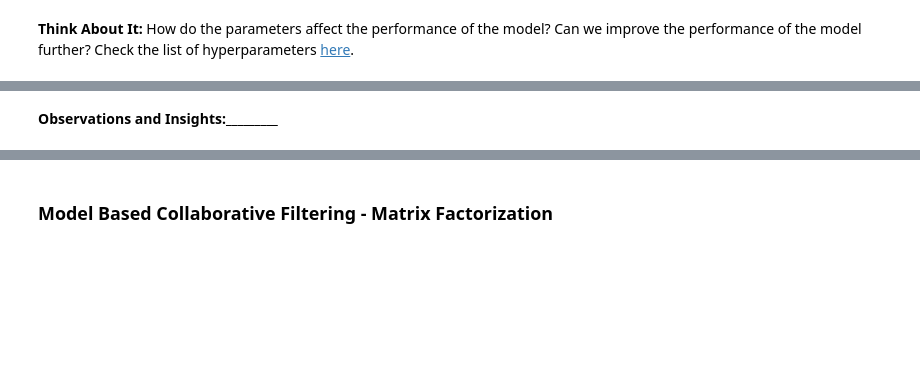
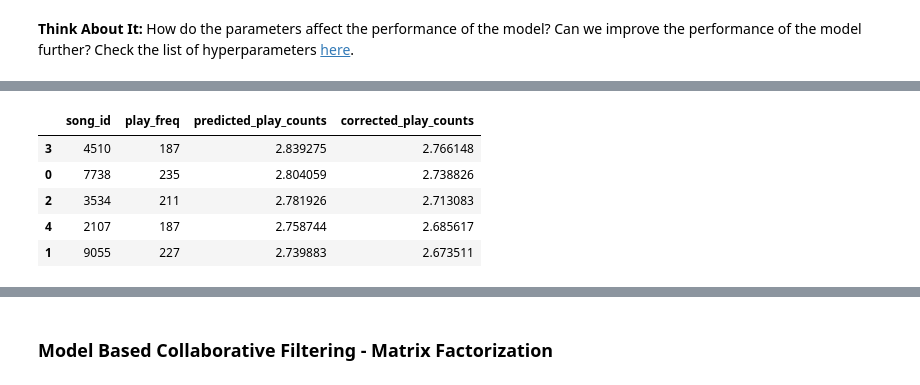
Before and after one commit to eyvonec/MIT_Professional_Education_Project, a Jupyter notebook: New_Music_Recommendation_System_Full_Code.ipynb, the cells around one changed output, grey strips where cells are left out. Cells and saved outputs as stored; diff of their text form; code cells hidden in the pictures; blank space fills up the shorter version.

```diff
--- a/New_Music_Recommendation_System_Full_Code.ipynb
+++ b/New_Music_Recommendation_System_Full_Code.ipynb
@@ -1573,14 +1573,28 @@ for Song 1671
 # %%
 # Apply grid search for enhancing model performance
 
+
+# Set the seed
+import random
+random.seed(31)
+np.random.seed(31)
+
 # Setting up parameter grid to tune the hyperparameters
+param_grid_item_item1 = {'k': [20, 30, 40], 'min_k': [3, 6, 9],
+              'sim_options': {'name': ['msd', 'cosine', 'pearson'],
+                              'user_based': [False]}
+              }
 
 
 # Performing 3-fold cross-validation to tune the hyperparameters
+gs_item_item1 = GridSearchCV(KNNBasic, param_grid_item_item1, measures=['rmse'], cv=3, n_jobs=-1)
+
 
 # Fitting the data
-
+gs_item_item1.fit(data)
 
 # Find the best RMSE score
+print(gs_item_item1.best_score['rmse'])
 
 # Extract the combination of parameters that gave the best RMSE score
+print(gs_item_item1.best_params['rmse'])
@@ -1592,0 +1606,19 @@ for Song 1671
+# %%
+# Apply the best model found in the grid search
+
+
+# KNN algorithm is used to find desired similar items
+ # Use random_state = 1
+sim_item_item_model_opt1 = KNNBasic(sim_options=gs_item_item1.best_params['rmse']['sim_options'],
+                                   k=gs_item_item1.best_params['rmse']['k'],
+                                   min_k = gs_item_item1.best_params['rmse']['min_k'],
+                                   verbose=False,
+                                   random_state=1)
+
+# Train the algorithm on the trainset, and predict play_count for the testset
+sim_item_item_model_opt1.fit(trainset)
+
+# Let us compute precision@k, recall@k, and f_1 score with k = 30
+ # Use sim_user_user model
+print('After Optimization:')
+precision_recall_at_k(sim_item_item_model_opt1)
@@ -1601,4 +1701,5 @@ for Song 1671
 # %%
 # Making top 5 recommendations for any user_id  with item_item_similarity-based recommendation engine
+recommendations_item_item = get_recommendations(df_final, sample_user_id, 5, sim_item_item_model_opt1)
 # %%
 # Building the dataframe for above recommendations with columns "song_id" and "predicted_play_count"
@@ -1605,4 +1714,10 @@ for Song 1671
 # %%
 # Applying the ranking_songs function
+ranking_songs(recommendations_item_item, final_play)
+# %% [output]
+|  | song_id | play_freq | predicted_play_counts | corrected_play_counts |
+| 3 | 4510 | 187 | 2.839275 | 2.766148 |
+| 0 | 7738 | 235 | 2.804059 | 2.738826 |
+| 2 | 3534 | 211 | 2.781926 | 2.713083 |
+| 4 | 2107 | 187 | 2.758744 | 2.685617 |
+| 1 | 9055 | 227 | 2.739883 | 2.673511 |
-# %% [markdown]
-**Observations and Insights:_________**
```
Also changed, not shown: parts of 15 cells of this notebook.
